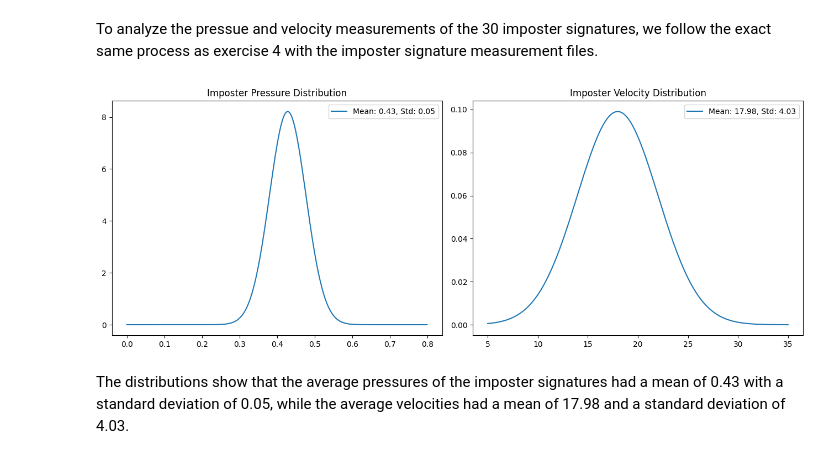
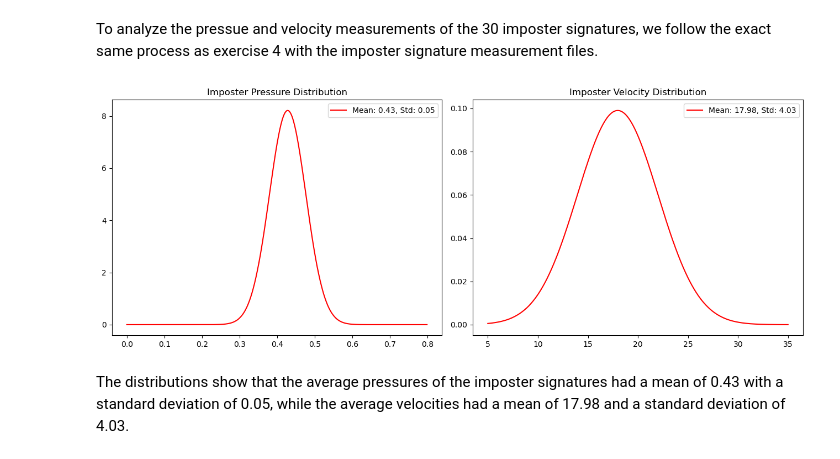
Before and after one commit to Abid-Al-Labib/ENCM-509, a Jupyter notebook: lab 2/Lab02.ipynb, the cells around one changed output. Saved outputs shown, nothing was run; the diff lists cells and outputs as text; code cells hidden in the pictures.

```diff
--- a/lab 2/Lab02.ipynb
+++ b/lab 2/Lab02.ipynb
@@ -256,36 +258,36 @@ for i in range(1,31):
     coord1 = csv_file[[ 'X', 'Y']].to_numpy()
     time1 = csv_file['Time'].to_numpy().reshape((-1,1))
     prs1 = csv_file['Pressure'].to_numpy().reshape((-1,1))
     prs1_arr = prs1
 
     prs_arr.append(np.mean(prs1))
     vel = calc_velocity(time1,coord1)
     vel_arr.append(np.mean(vel))
 
 mean_prs_i = np.mean(prs_arr)
 std_prs_i = np.std(prs_arr)
 
 mean_vel_i = np.mean(vel_arr)
 std_vel_i = np.std(vel_arr)
 
 prs_range_i = np.arange(0,0.8,0.001)
 vel_range_i = np.arange(5,35,0.01)
 
 
 plt.figure(figsize=(13,5))
 plt.subplot(1,2,1)
-plt.plot(prs_range_i, norm.pdf(prs_range_i,mean_prs_i,std_prs_i))
+plt.plot(prs_range_i, norm.pdf(prs_range_i,mean_prs_i,std_prs_i), 'r')
 plt.legend(['Mean: {mean:.2f}, Std: {std:.2f}'.format(mean=mean_prs_i, std=std_prs_i)])
 plt.title('Imposter Pressure Distribution')
 
 plt.subplot(1,2,2)
-plt.plot(vel_range_i, norm.pdf(vel_range_i,mean_vel_i,std_vel_i))
+plt.plot(vel_range_i, norm.pdf(vel_range_i,mean_vel_i,std_vel_i), 'r')
 plt.legend(['Mean: {mean:.2f}, Std: {std:.2f}'.format(mean=mean_vel_i, std=std_vel_i)])
 plt.title('Imposter Velocity Distribution')
 
 plt.show()
 # %% [output]
-[figure, old version]
+[figure, new version]
 # %% [markdown]
 The distributions show that the average pressures of the imposter signatures had a mean of 0.43 with a standard deviation of 0.05, while the average velocities had a mean of 17.98 and a standard deviation of 4.03.
 # %% [markdown]
```
Also changed, not shown: parts of 13 cells of this notebook.
